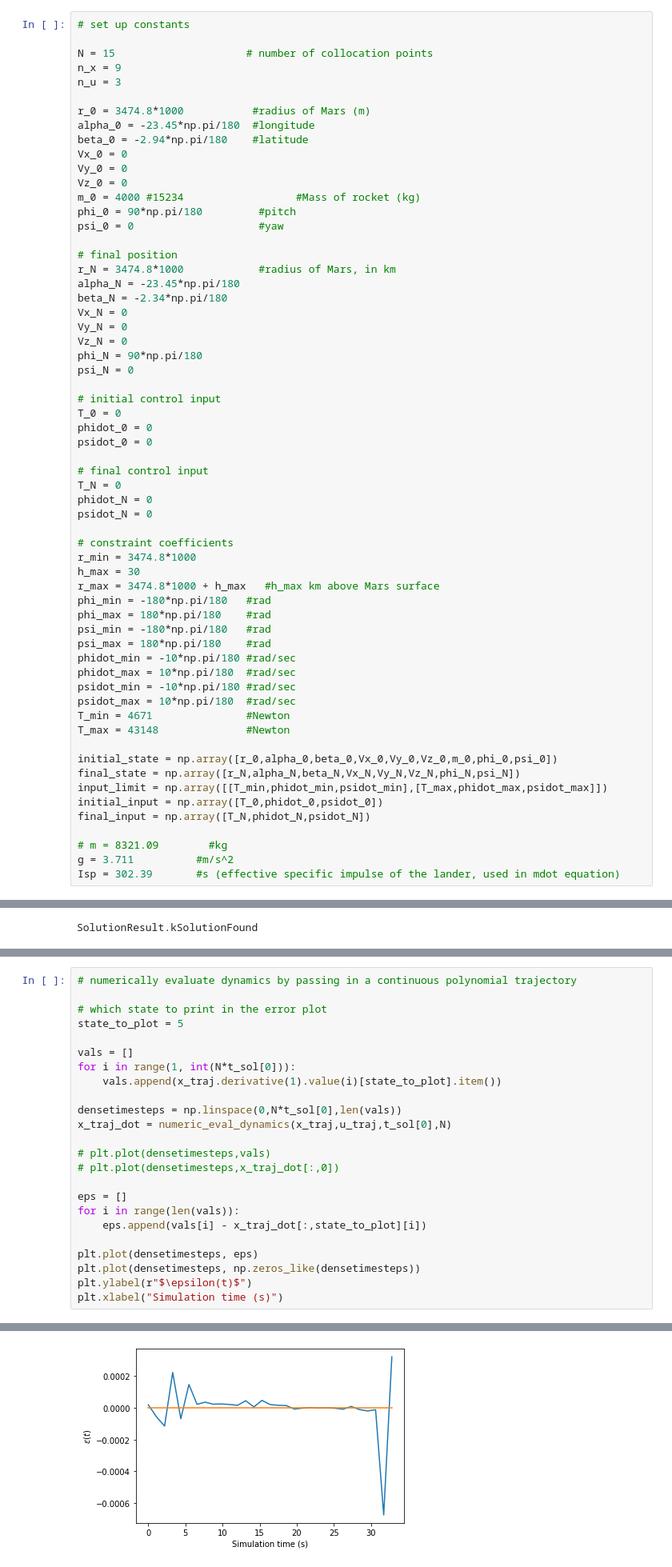
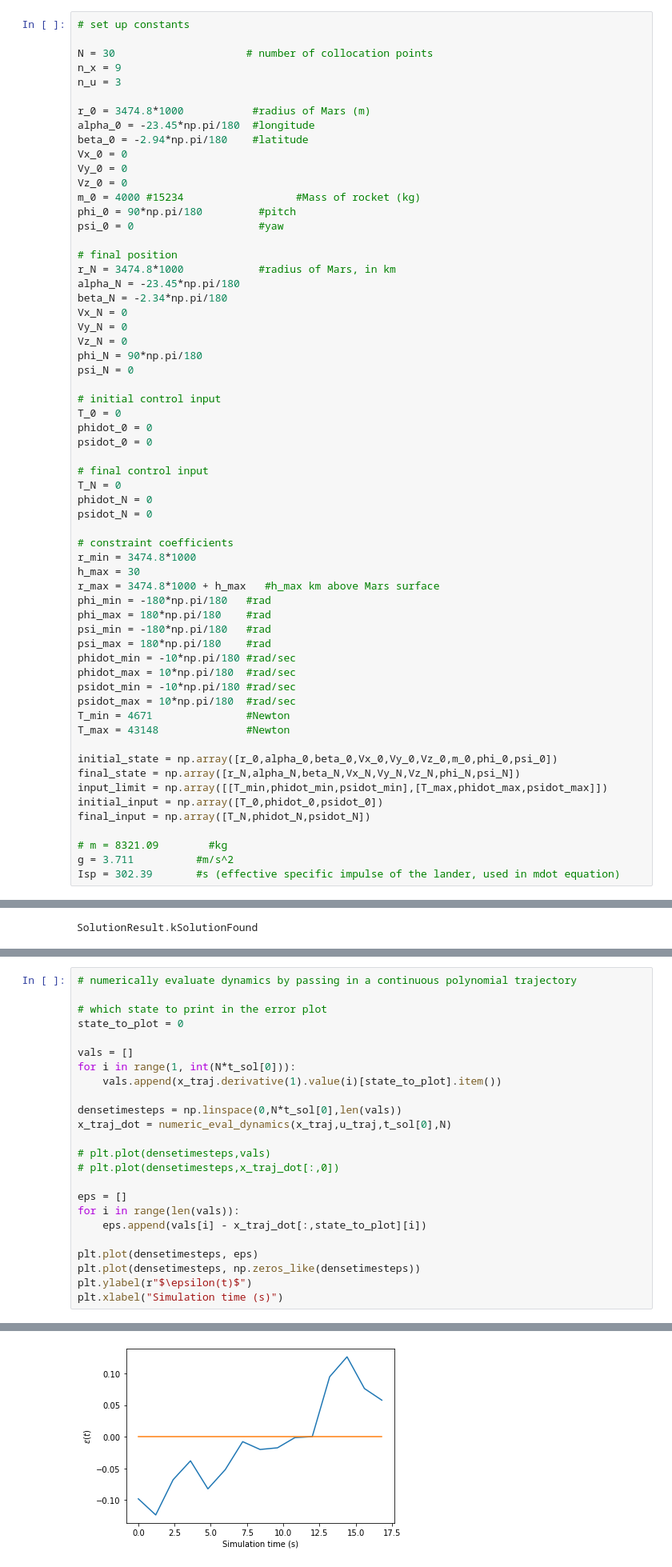
Before and after one commit to DayongTong/MEAM517_Project_Git, a Jupyter notebook: main.ipynb, the cells around one changed output, grey strips where cells are left out. Shown at 80% size. Cells and saved outputs as stored; diff of their text form.

```diff
--- a/main.ipynb
+++ b/main.ipynb
@@ -73,7 +73,7 @@ from logger_util import logger_util
 # %%
 # set up constants
 
-N = 15                     # number of collocation points
+N = 30                     # number of collocation points
 n_x = 9
 n_u = 3
 
@@ -275,27 +290,27 @@ Optimal dt:  [2.18798206]
 # %%
 # numerically evaluate dynamics by passing in a continuous polynomial trajectory
 
 # which state to print in the error plot
-state_to_plot = 5
+state_to_plot = 0
 
 vals = []
 for i in range(1, int(N*t_sol[0])):
     vals.append(x_traj.derivative(1).value(i)[state_to_plot].item())
 
 densetimesteps = np.linspace(0,N*t_sol[0],len(vals))
 x_traj_dot = numeric_eval_dynamics(x_traj,u_traj,t_sol[0],N)
 
 # plt.plot(densetimesteps,vals)
 # plt.plot(densetimesteps,x_traj_dot[:,0])
 
 eps = []
 for i in range(len(vals)):
     eps.append(vals[i] - x_traj_dot[:,state_to_plot][i])
 
 plt.plot(densetimesteps, eps)
 plt.plot(densetimesteps, np.zeros_like(densetimesteps))
 plt.ylabel(r"$\epsilon(t)$")
 plt.xlabel("Simulation time (s)")
 # %% [output]
 Text(0.5, 0, 'Simulation time (s)')
-[figure, old version]
+[figure, new version]
```
Also changed, not shown: parts of 10 cells of this notebook, 2 other files.
